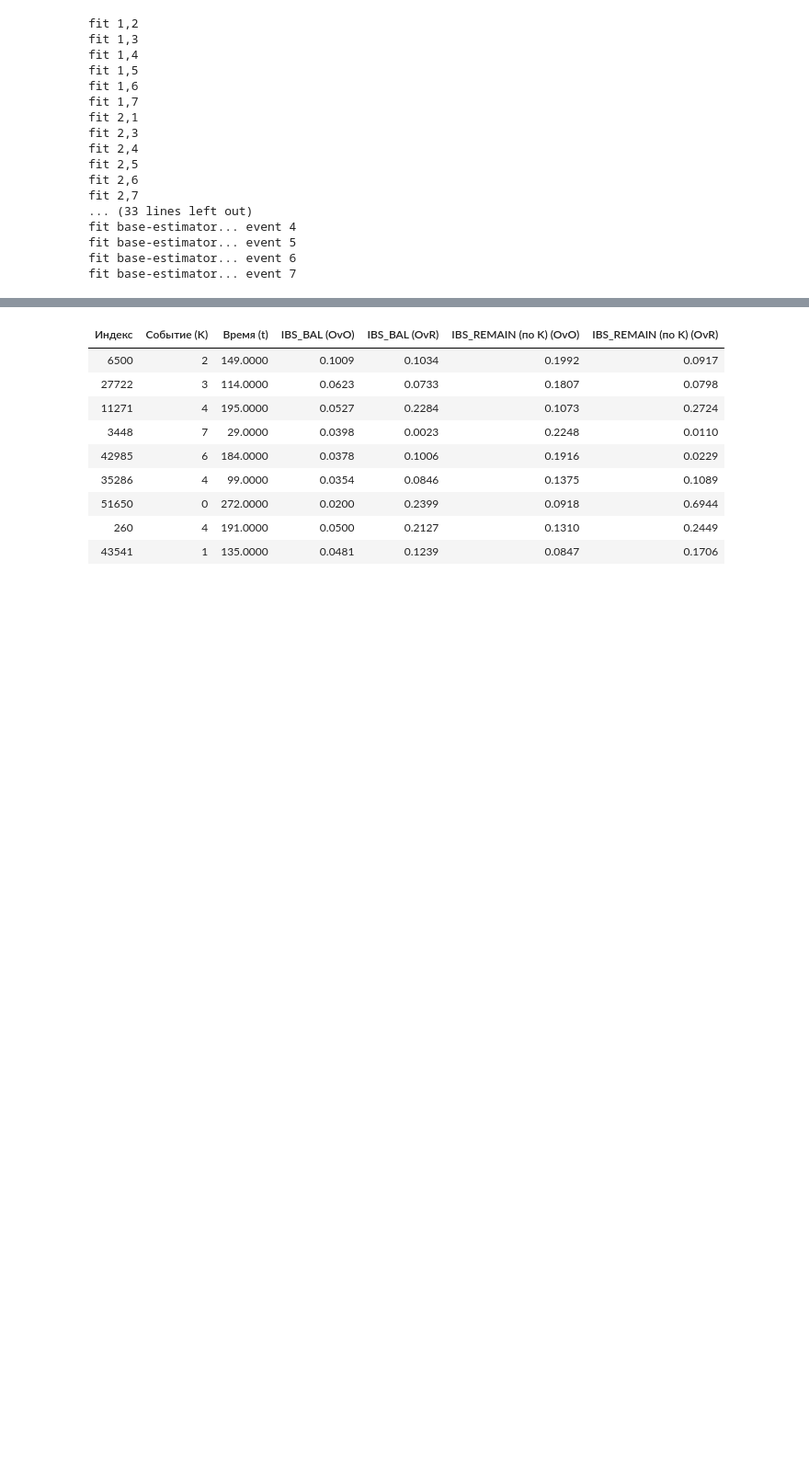
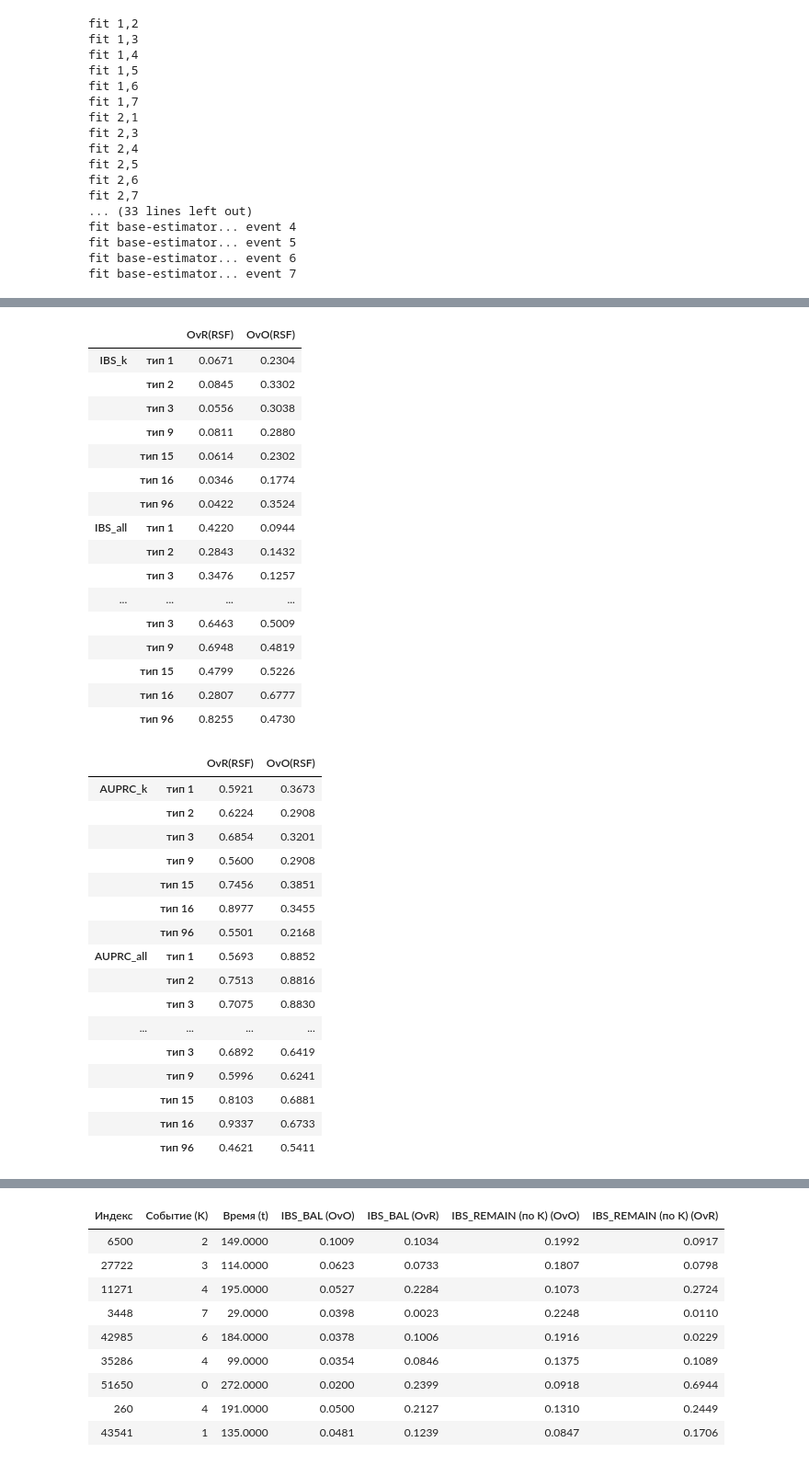
Before and after one commit to Irma-5/ms-system, a Jupyter notebook: SA_competrisk.ipynb, the cells around one changed output, grey strips where cells are left out. Shown at 92% size. Saved outputs shown, nothing was run; the diff lists cells and outputs as text; code cells hidden in the pictures; blank space fills up the shorter version.

```diff
--- a/SA_competrisk.ipynb
+++ b/SA_competrisk.ipynb
@@ -1565,0 +1512,79 @@ display(
+# %%
+from survivors.metrics import bal_ibs, bal_auprc
+
+col_names = [f'тип {i}' for i in [1, 2, 3, 9, 15, 16, 96]]
+preds_list = [preds_ovr, preds_ovo]
+model_names = ['OvR(RSF)', 'OvO(RSF)']
+y_train_arr = get_y_arr_int(y_train)
+y_test_arr = get_y_arr_int(y_test)
+
+ibs_k_arr = np.empty(shape=(K, len(preds_list)))
+ibs_all_arr = np.empty(shape=(K, len(preds_list)))
+ibs_bal_arr = np.empty(shape=(K, len(preds_list)))
+auprc_k_arr = np.empty(shape=(K, len(preds_list)))
+auprc_all_arr = np.empty(shape=(K, len(preds_list)))
+bal_auprc_arr = np.empty(shape=(K, len(preds_list)))
+
+for i in range(1, K + 1):
+    for j, cif in enumerate(preds_list):
+        sf = cif[i-1, ...]
+        ibs_k_arr[i-1][j] = ibs_remain(get_y_self_event(y_train, [i]), get_y_self_event(y_test, [i]), sf[y_test['event'] == i, :], times=TIME_GRID, axis=-1)
+        auprc_k_arr[i-1][j] = calculate_survival_auprc_vectorized(get_y_self_event(y_test, [i]), sf[y_test['event'] == i, :], TIME_GRID)
+        ibs_all_arr[i-1][j] = ibs_remain(get_y_event(y_train, [i]), get_y_event(y_test, [i]), sf, times=TIME_GRID, axis=-1)
+        auprc_all_arr[i-1][j] = calculate_survival_auprc_vectorized(get_y_event(y_test, [i]), sf, TIME_GRID)
+        ibs_bal_arr[i-1][j] = bal_ibs(make_y_cens(y_train, y_train['event'] == i), make_y_cens(y_test, y_test['event'] == i), sf, times=TIME_GRID, axis=-1)
+        bal_auprc_arr[i-1][j] = bal_auprc(make_y_cens(y_train, y_train['event'] == i), make_y_cens(y_test, y_test['event'] == i), sf, times=TIME_GRID, axis=-1)
+
+crk_bal = [float(ibs_remain_crk_balanced(y_train_arr, y_test_arr, cif, TIME_GRID)) for cif in preds_list]
+
+idx_ibs = pd.MultiIndex.from_product([['IBS_k', 'IBS_all', 'IBS_bal'], col_names])
+idx_auprc = pd.MultiIndex.from_product([['AUPRC_k', 'AUPRC_all', 'BAL_AUPRC'], col_names])
+
+df_ibs = pd.DataFrame(np.vstack((ibs_k_arr, ibs_all_arr, ibs_bal_arr)), index=idx_ibs, columns=model_names)
+df_auprc = pd.DataFrame(np.vstack((auprc_k_arr, auprc_all_arr, bal_auprc_arr)), index=idx_auprc, columns=model_names)
+df_crk = pd.DataFrame([crk_bal], index=['ibs_remain_crk_balanced'], columns=model_names)
+
+def style_df(df):
+    return (df.style
+            .format(precision=4)
+            .set_properties(**{'text-align': 'center', 'border': '1px solid black'})
+            .set_table_styles([{'selector': 'th', 'props': [('text-align', 'center'), ('background-color', '#f0f0f0'), ('border', '1px solid black'), ('font-weight', 'bold')]}]))
+
+display(style_df(df_ibs))
+display(style_df(df_auprc))
+display(style_df(df_crk))
+# %% [output]
+|  |  | OvR(RSF) | OvO(RSF) |
+| IBS_k | тип 1 | 0.0671 | 0.2304 |
+|  | тип 2 | 0.0845 | 0.3302 |
+|  | тип 3 | 0.0556 | 0.3038 |
+|  | тип 9 | 0.0811 | 0.2880 |
+|  | тип 15 | 0.0614 | 0.2302 |
+|  | тип 16 | 0.0346 | 0.1774 |
+|  | тип 96 | 0.0422 | 0.3524 |
+| IBS_all | тип 1 | 0.4220 | 0.0944 |
+|  | тип 2 | 0.2843 | 0.1432 |
+|  | тип 3 | 0.3476 | 0.1257 |
+| ... | ... | ... | ... |
+|  | тип 3 | 0.6463 | 0.5009 |
+|  | тип 9 | 0.6948 | 0.4819 |
+|  | тип 15 | 0.4799 | 0.5226 |
+|  | тип 16 | 0.2807 | 0.6777 |
+|  | тип 96 | 0.8255 | 0.4730 |
+|  |  | OvR(RSF) | OvO(RSF) |
+| AUPRC_k | тип 1 | 0.5921 | 0.3673 |
+|  | тип 2 | 0.6224 | 0.2908 |
+|  | тип 3 | 0.6854 | 0.3201 |
+|  | тип 9 | 0.5600 | 0.2908 |
+|  | тип 15 | 0.7456 | 0.3851 |
+|  | тип 16 | 0.8977 | 0.3455 |
+|  | тип 96 | 0.5501 | 0.2168 |
+| AUPRC_all | тип 1 | 0.5693 | 0.8852 |
+|  | тип 2 | 0.7513 | 0.8816 |
+|  | тип 3 | 0.7075 | 0.8830 |
+| ... | ... | ... | ... |
+|  | тип 3 | 0.6892 | 0.6419 |
+|  | тип 9 | 0.5996 | 0.6241 |
+|  | тип 15 | 0.8103 | 0.6881 |
+|  | тип 16 | 0.9337 | 0.6733 |
+|  | тип 96 | 0.4621 | 0.5411 |
```
Also changed, not shown: parts of 3 cells of this notebook.
